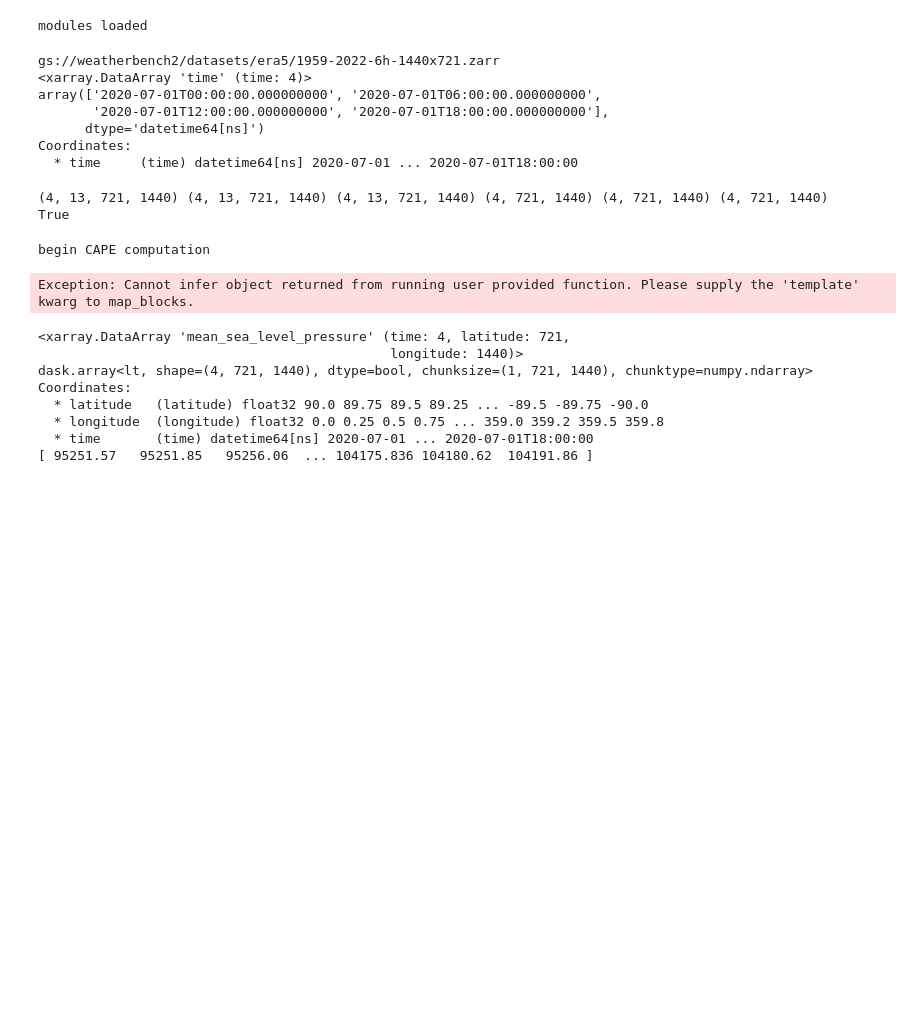
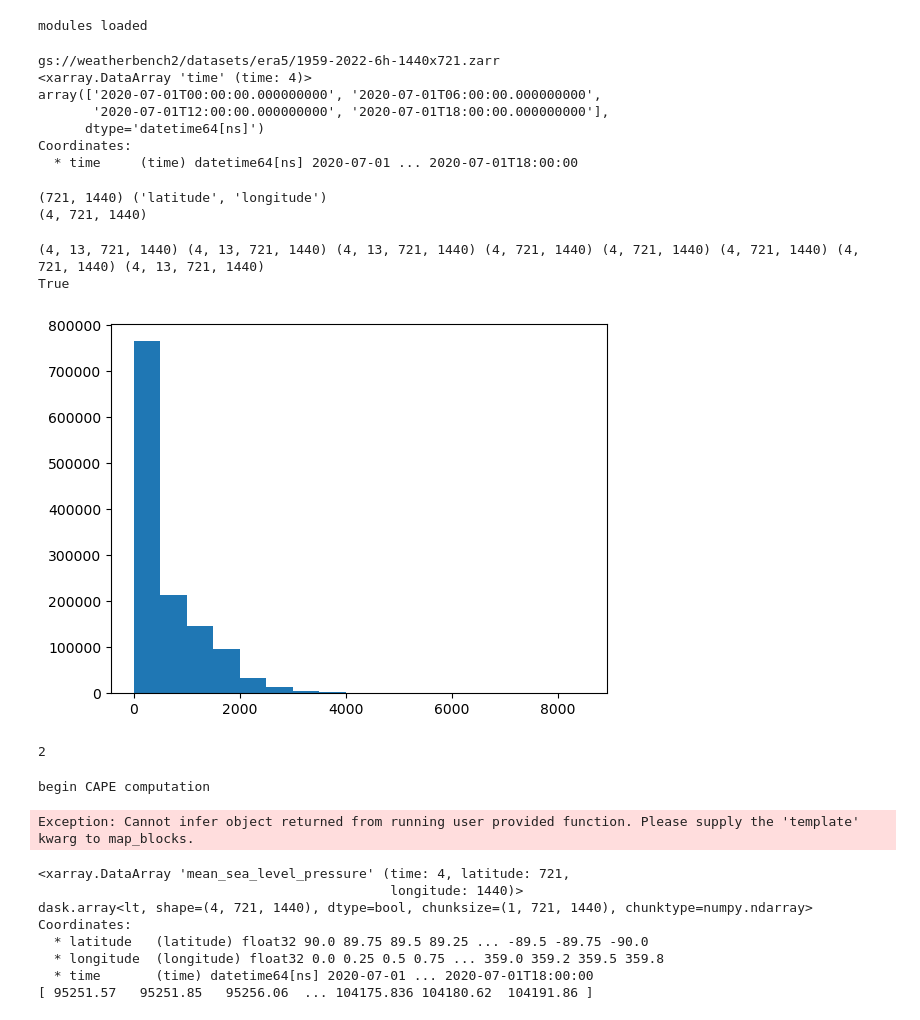
Before and after one commit to feldmann-m/AI-storm, a Jupyter notebook: devel/compute_cape.ipynb, the cells around one changed output. Cells and saved outputs as stored; diff of their text form; code cells hidden in the pictures; blank space fills up the shorter version.

```diff
--- a/devel/compute_cape.ipynb
+++ b/devel/compute_cape.ipynb
@@ -58,6 +61,8 @@ Coordinates:
 # %%
     psurf=xr_dataset.mean_sea_level_pressure
     tsurf=xr_dataset['2m_temperature']
+    zsurf_c=xr_dataset['geopotential_at_surface']; print(zsurf_c.shape,zsurf_c.dims)
+    zsurf = zsurf_c.expand_dims(dim={"time": psurf.time}, axis=0); print(zsurf.shape)
     n1=0
     pid=np.zeros(psurf.shape)
     for lev in plevel:
@@ -71,9 +76,12 @@ Coordinates:
 
     dpsurf=metpy.calc.dewpoint_from_specific_humidity(psurf* units('Pa'), tsurf* units('K'), qsurf* units('kg/kg'))#.magnitude
     dpsurf.data=dpsurf.data.to(units.K).magnitude
+# %% [output]
+(721, 1440) ('latitude', 'longitude')
+(4, 721, 1440)
 # %%
-    print(plevel_exp.shape,tlevel.shape,dplevel.shape,tsurf.shape,psurf.shape,dpsurf.shape)
+    print(plevel_exp.shape,tlevel.shape,dplevel.shape,tsurf.shape,psurf.shape,dpsurf.shape,zsurf.shape,zlevel.shape)
     print(parcel.valid_data(xr_dataset, vert_dim='level'))
 # %% [output]
-(4, 13, 721, 1440) (4, 13, 721, 1440) (4, 13, 721, 1440) (4, 721, 1440) (4, 721, 1440) (4, 721, 1440)
+(4, 13, 721, 1440) (4, 13, 721, 1440) (4, 13, 721, 1440) (4, 721, 1440) (4, 721, 1440) (4, 721, 1440) (4, 721, 1440) (4, 13, 721, 1440)
 True
@@ -80,3 +106,9 @@ True
+# %%
+plt.hist(cape.data[0,:,:,:].flatten(),bins=np.arange(0,9000,500)); plt.show()
+np.nansum(cape.data[0,:,:,:]>8000)
+# %% [output]
+[figure, added]
+2
 # %%
     print('begin CAPE computation')
     #cape_cin, array = parcel.cape_cin(plevel_exp.squeeze(dim="time"), tlevel.squeeze(dim="time"), dplevel.squeeze(dim="time"), tsurf.squeeze(dim="time"), psurf.squeeze(dim="time"),
```
Also changed, not shown: parts of 6 cells of this notebook.
